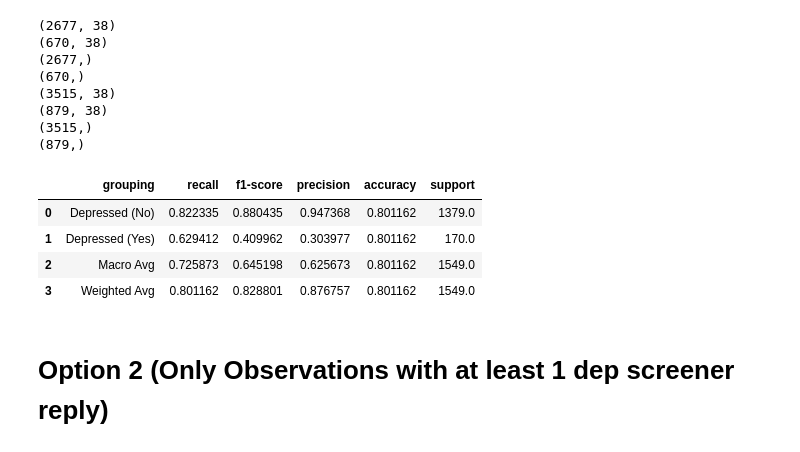
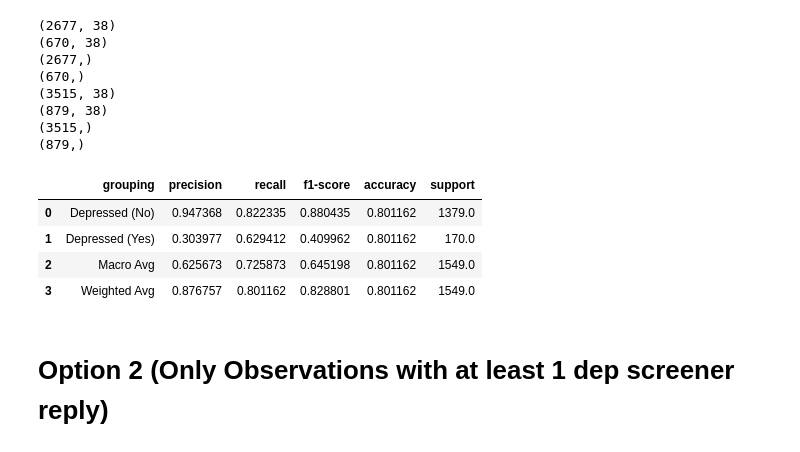
Before and after one commit to orenscarmeli/capstone210-ppd-carmeli_chari_hand_lee, a Jupyter notebook: modeling/survey_model_best.ipynb, the cells around one changed output. Cells and saved outputs as stored; diff of their text form; code cells hidden in the pictures.

```diff
--- a/modeling/survey_model_best.ipynb
+++ b/modeling/survey_model_best.ipynb
@@ -769,37 +771,37 @@ print(y_test_high.shape)
 # %%
 ################# Model 1: Based on all datapoints
 x_train_all = np.concatenate((x_train_low, x_train_high))
 y_train_all = np.concatenate((y_train_low, y_train_high))
 
 gnb = GaussianNB()
 gnb.fit(x_train_all, y_train_all)
 
 ################# Model 2: Based on cases where >8 dep screener are 0
 dt = DecisionTreeClassifier(random_state=42)
 dt.fit(x_train_low, y_train_low)
 
 ################# Predict
 
 # Model 1: use for high cases
 y_pred_high = gnb.predict(x_test_high)
 
 # Model 2: use for low cases
 y_pred_low = dt.predict(x_test_low)
 
 y_pred = np.concatenate((y_pred_high, y_pred_low))
 y_actual = np.concatenate((y_test_high, y_test_low))
 
 ensemble_performance = get_performance_df(
     label_actual = y_actual,
     label_pred = y_pred,
     model_name = 'GNB + Decision Tree'
 )
-ensemble_performance[['grouping','recall','f1-score','precision','accuracy','support']].sort_values(by='grouping')
+ensemble_performance[['grouping','precision','recall','f1-score','accuracy','support']].sort_values(by='grouping')
 # %% [output]
-|  | grouping | recall | f1-score | precision | accuracy | support |
-| 0 | Depressed (No) | 0.822335 | 0.880435 | 0.947368 | 0.801162 | 1379.0 |
-| 1 | Depressed (Yes) | 0.629412 | 0.409962 | 0.303977 | 0.801162 | 170.0 |
-| 2 | Macro Avg | 0.725873 | 0.645198 | 0.625673 | 0.801162 | 1549.0 |
-| 3 | Weighted Avg | 0.801162 | 0.828801 | 0.876757 | 0.801162 | 1549.0 |
+|  | grouping | precision | recall | f1-score | accuracy | support |
+| 0 | Depressed (No) | 0.947368 | 0.822335 | 0.880435 | 0.801162 | 1379.0 |
+| 1 | Depressed (Yes) | 0.303977 | 0.629412 | 0.409962 | 0.801162 | 170.0 |
+| 2 | Macro Avg | 0.625673 | 0.725873 | 0.645198 | 0.801162 | 1549.0 |
+| 3 | Weighted Avg | 0.876757 | 0.801162 | 0.828801 | 0.801162 | 1549.0 |
 # %% [markdown]
 # Option 2 (Only Observations with at least 1 dep screener reply)
```
Also changed, not shown: parts of 7 cells of this notebook, 1 other file.
